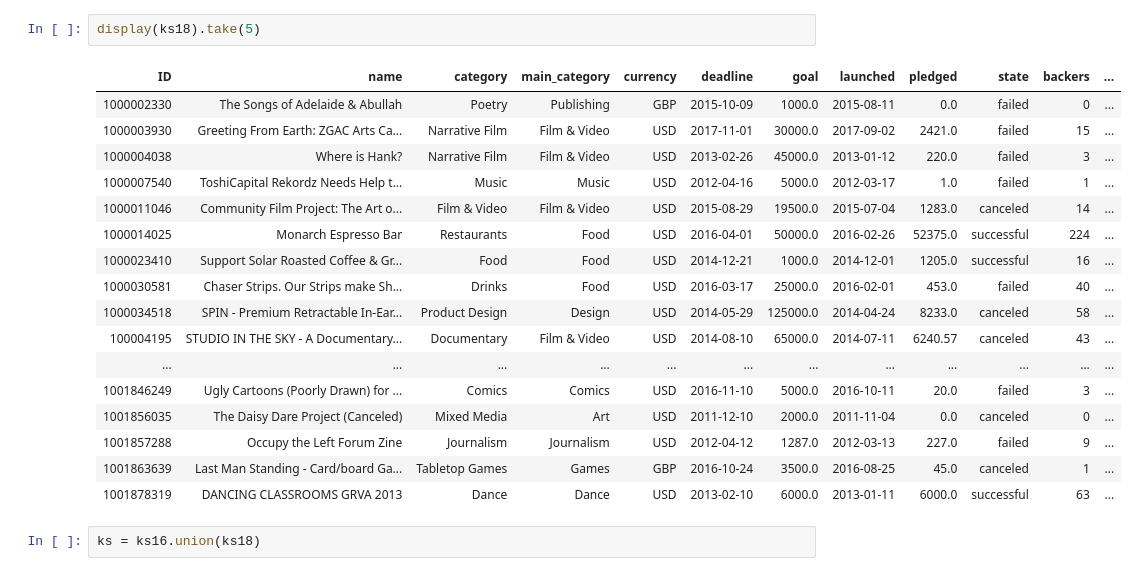
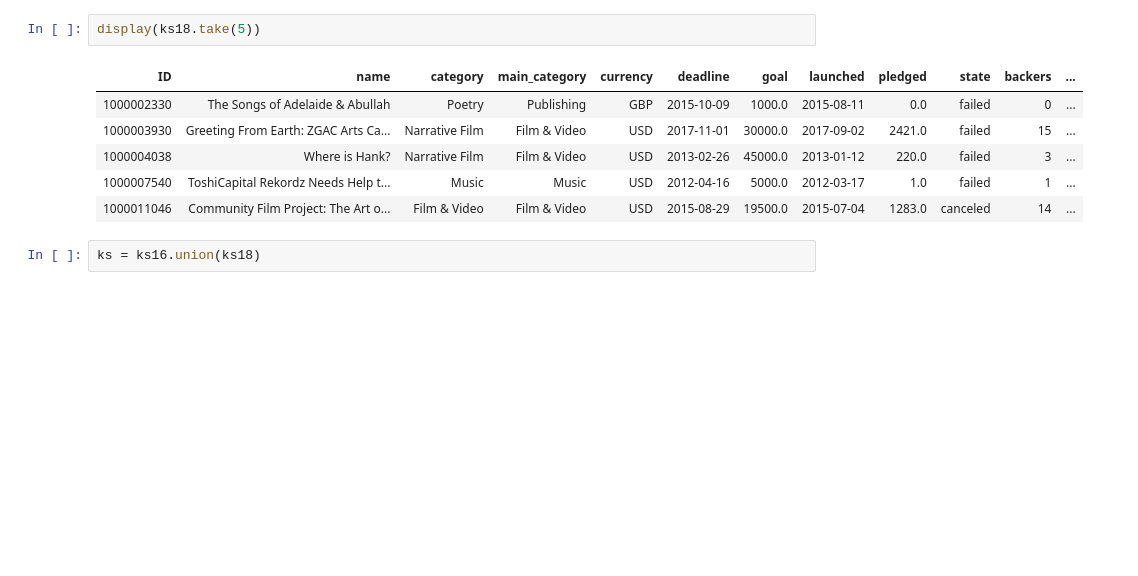
Before and after one commit to saurabhkuma1/Big-Data-Project, a Jupyter notebook: 2019 Project Kickstarter_25_11.ipynb, the cells around one changed output. Saved outputs shown, nothing was run; the diff lists cells and outputs as text; blank space fills up the shorter version.

```diff
--- a/2019 Project Kickstarter_25_11.ipynb
+++ b/2019 Project Kickstarter_25_11.ipynb
@@ -175,25 +153,14 @@ ks18 = ks18.withColumn('launched',to_date(unix_timestamp('launched','yyyy-MM-dd'
 # %% [output]
 [interactive output not drawn]
 # %%
-display(ks18).take(5)
+display(ks18.take(5))
 # %% [output]
 | ID | name | category | main_category | currency | deadline | goal | launched | pledged | state | backers | ... |
 | 1000002330 | The Songs of Adelaide & Abullah | Poetry | Publishing | GBP | 2015-10-09 | 1000.0 | 2015-08-11 | 0.0 | failed | 0 | ... |
 | 1000003930 | Greeting From Earth: ZGAC Arts Ca... | Narrative Film | Film & Video | USD | 2017-11-01 | 30000.0 | 2017-09-02 | 2421.0 | failed | 15 | ... |
 | 1000004038 | Where is Hank? | Narrative Film | Film & Video | USD | 2013-02-26 | 45000.0 | 2013-01-12 | 220.0 | failed | 3 | ... |
 | 1000007540 | ToshiCapital Rekordz Needs Help t... | Music | Music | USD | 2012-04-16 | 5000.0 | 2012-03-17 | 1.0 | failed | 1 | ... |
 | 1000011046 | Community Film Project: The Art o... | Film & Video | Film & Video | USD | 2015-08-29 | 19500.0 | 2015-07-04 | 1283.0 | canceled | 14 | ... |
-| 1000014025 | Monarch Espresso Bar | Restaurants | Food | USD | 2016-04-01 | 50000.0 | 2016-02-26 | 52375.0 | successful | 224 | ... |
-| 1000023410 | Support Solar Roasted Coffee & Gr... | Food | Food | USD | 2014-12-21 | 1000.0 | 2014-12-01 | 1205.0 | successful | 16 | ... |
-| 1000030581 | Chaser Strips. Our Strips make Sh... | Drinks | Food | USD | 2016-03-17 | 25000.0 | 2016-02-01 | 453.0 | failed | 40 | ... |
-| 1000034518 | SPIN - Premium Retractable In-Ear... | Product Design | Design | USD | 2014-05-29 | 125000.0 | 2014-04-24 | 8233.0 | canceled | 58 | ... |
-| 100004195 | STUDIO IN THE SKY - A Documentary... | Documentary | Film & Video | USD | 2014-08-10 | 65000.0 | 2014-07-11 | 6240.57 | canceled | 43 | ... |
-| ... | ... | ... | ... | ... | ... | ... | ... | ... | ... | ... | ... |
-| 1001846249 | Ugly Cartoons (Poorly Drawn) for ... | Comics | Comics | USD | 2016-11-10 | 5000.0 | 2016-10-11 | 20.0 | failed | 3 | ... |
-| 1001856035 | The Daisy Dare Project (Canceled) | Mixed Media | Art | USD | 2011-12-10 | 2000.0 | 2011-11-04 | 0.0 | canceled | 0 | ... |
-| 1001857288 | Occupy the Left Forum Zine | Journalism | Journalism | USD | 2012-04-12 | 1287.0 | 2012-03-13 | 227.0 | failed | 9 | ... |
-| 1001863639 | Last Man Standing - Card/board Ga... | Tabletop Games | Games | GBP | 2016-10-24 | 3500.0 | 2016-08-25 | 45.0 | canceled | 1 | ... |
-| 1001878319 | DANCING CLASSROOMS GRVA 2013 | Dance | Dance | USD | 2013-02-10 | 6000.0 | 2013-01-11 | 6000.0 | successful | 63 | ... |
 # %%
 ks = ks16.union(ks18)
 # %% [output]
```
Also changed, not shown: parts of 5 cells of this notebook.
